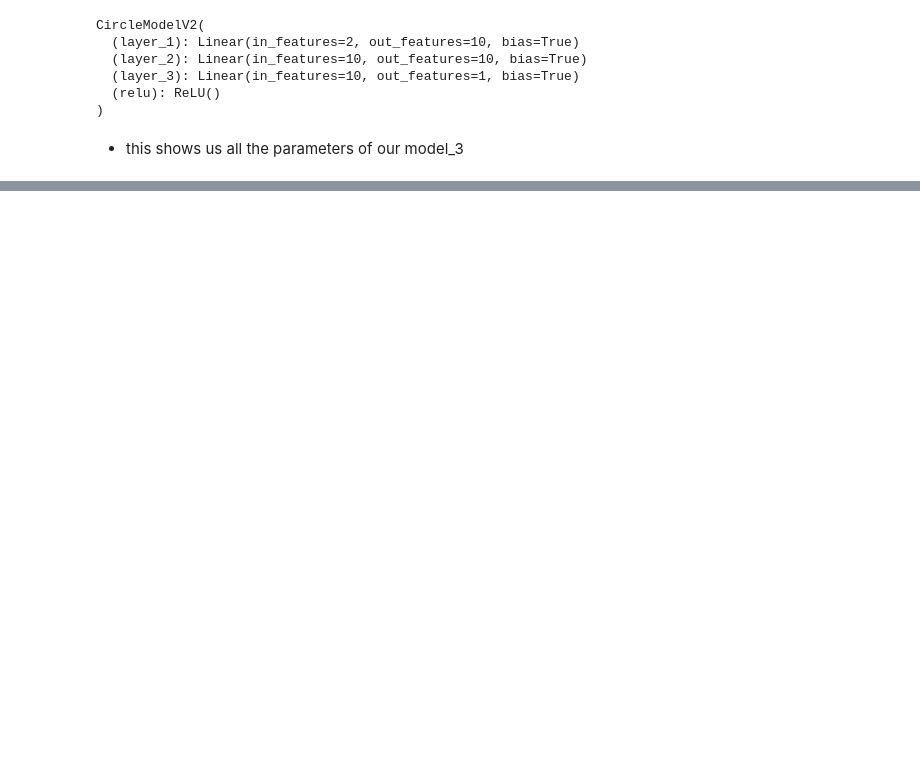
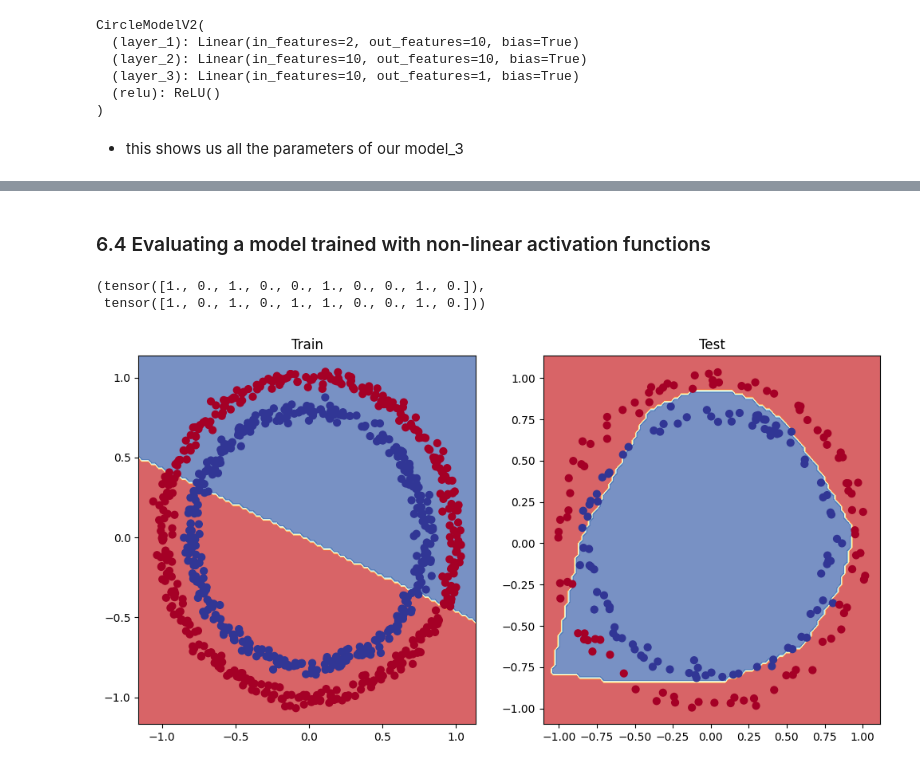
Before and after one commit to end-9214/codespaces-jupyter-Machine-learning-Beginner, a Jupyter notebook: notebooks/02_pytorch_classification.ipynb, the cells around one changed output, grey strips where cells are left out. Drawn from its saved outputs; the diff is of its cells as text; code cells hidden in the pictures; blank space fills up the shorter version.

Commit message:
model_3 non-linearity

```diff
--- a/notebooks/02_pytorch_classification.ipynb
+++ b/notebooks/02_pytorch_classification.ipynb
@@ -809,3 +812,8 @@ CircleModelV2(
 )
 # %% [markdown]
 * this shows us all the parameters of our model_3
+# %%
+# Setup loss and optimizer
+loss_fn = nn.BCEWithLogitsLoss()
+optimizer = torch.optim.SGD(model_3.parameters(),
+                            lr = 0.1)
@@ -811,0 +880,21 @@ CircleModelV2(
+# %% [markdown]
+### 6.4 Evaluating a model trained with non-linear activation functions
+# %%
+# Make predictions
+model_3.eval()
+with torch.inference_mode():
+  y_preds = torch.round(torch.sigmoid(model_3(X_test))).squeeze()
+y_preds[:10],y_test[:10]
+# %% [output]
+(tensor([1., 0., 1., 0., 0., 1., 0., 0., 1., 0.]),
+ tensor([1., 0., 1., 0., 1., 1., 0., 0., 1., 0.]))
+# %%
+plt.figure(figsize=(12,6))
+plt.subplot(1,2,1)
+plt.title("Train")
+plot_decision_boundary(model_1,X_train,y_train) # model_1 has no non-linearity
+plt.subplot(1,2,2)
+plt.title("Test")
+plot_decision_boundary(model_3,X_test,y_test) # model_3 has non-linearity
+# %% [output]
+[figure, added]
```
Also changed, not shown: parts of 11 cells of this notebook.
